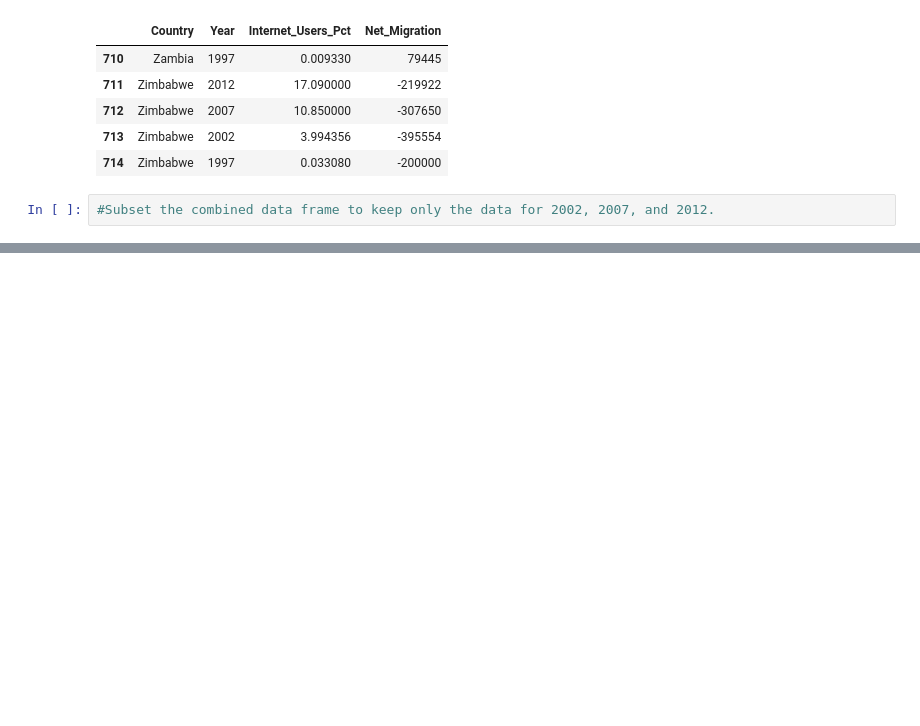
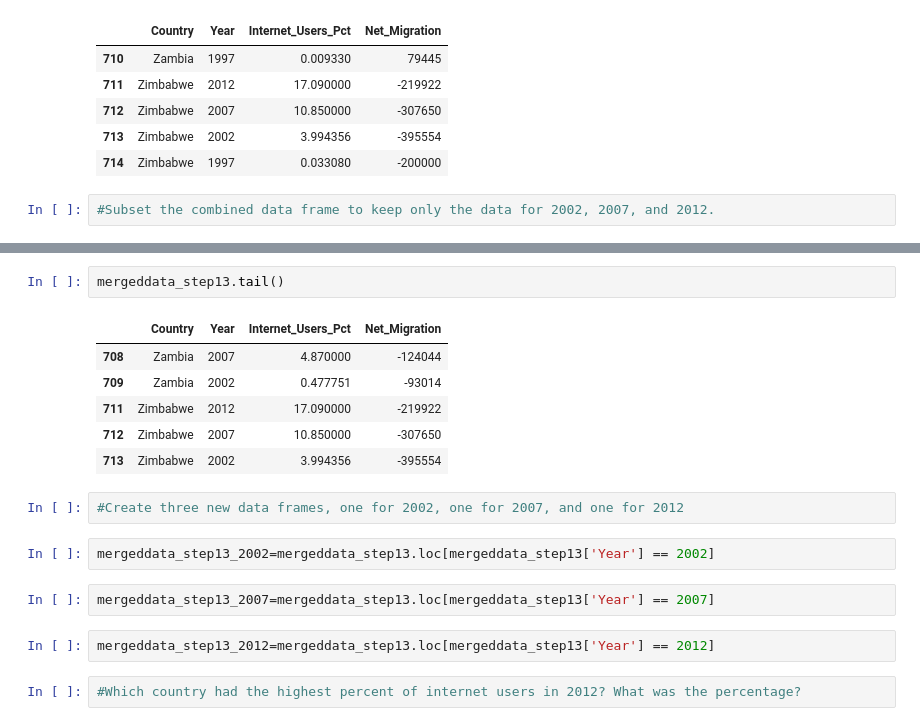
Before and after one commit to smitamisra/DataQ1, a Jupyter notebook: dataquestion1.ipynb, the cells around one changed output, grey strips where cells are left out. Saved outputs shown, nothing was run; the diff lists cells and outputs as text; blank space fills up the shorter version.

```diff
--- a/dataquestion1.ipynb
+++ b/dataquestion1.ipynb
@@ -171,0 +183,19 @@ merged_data.tail()
+# %%
+mergeddata_step13.tail()
+# %% [output]
+|  | Country | Year | Internet_Users_Pct | Net_Migration |
+| 708 | Zambia | 2007 | 4.870000 | -124044 |
+| 709 | Zambia | 2002 | 0.477751 | -93014 |
+| 711 | Zimbabwe | 2012 | 17.090000 | -219922 |
+| 712 | Zimbabwe | 2007 | 10.850000 | -307650 |
+| 713 | Zimbabwe | 2002 | 3.994356 | -395554 |
+# %%
+#Create three new data frames, one for 2002, one for 2007, and one for 2012
+# %%
+mergeddata_step13_2002=mergeddata_step13.loc[mergeddata_step13['Year'] == 2002]
+# %%
+mergeddata_step13_2007=mergeddata_step13.loc[mergeddata_step13['Year'] == 2007]
+# %%
+mergeddata_step13_2012=mergeddata_step13.loc[mergeddata_step13['Year'] == 2012]
+# %%
+#Which country had the highest percent of internet users in 2012? What was the percentage?
```
Also changed, not shown: parts of 25 cells of this notebook.
